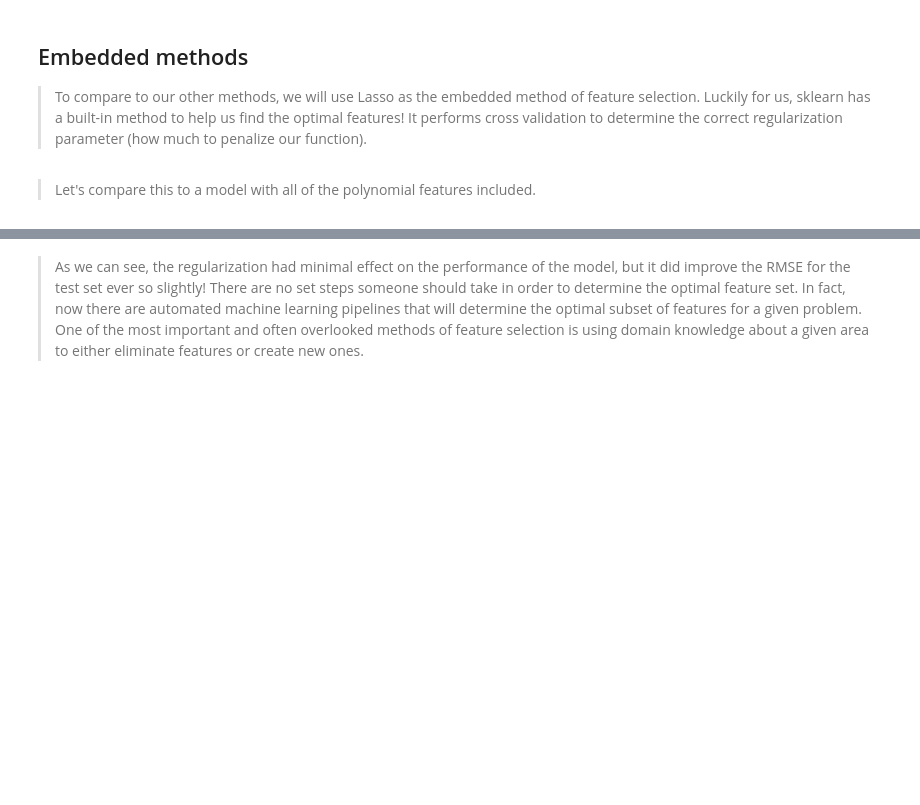
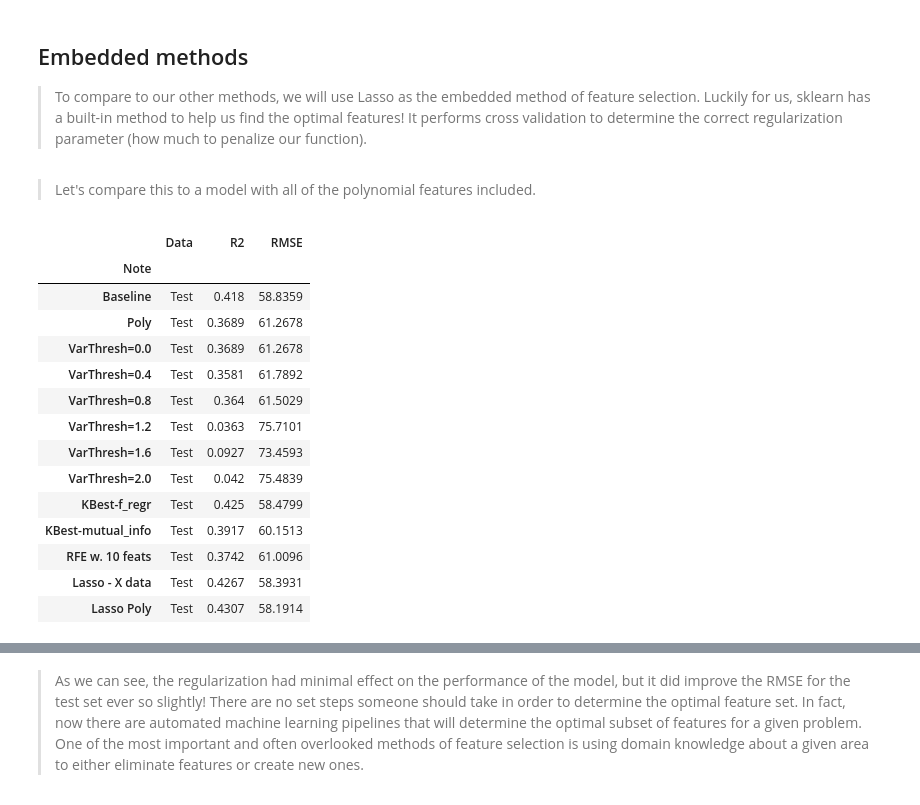
Before and after one commit to jirvingphd/fsds_pt_100719_cohort_notes, a Jupyter notebook: Sect_24_v2.1_Regularization_SG.ipynb, the cells around one changed output, grey strips where cells are left out. Cells and saved outputs as stored; diff of their text form; code cells hidden in the pictures; blank space fills up the shorter version.

```diff
--- a/Sect_24_v2.1_Regularization_SG.ipynb
+++ b/Sect_24_v2.1_Regularization_SG.ipynb
@@ -217,4 +270,7 @@ def make_model():
 # %%
 ## Use a dictionary to store our models
+models_to_make = dict( linear=LinearRegression(),
+                     ridge=Ridge(alpha=0.5),
+                     lasso = Lasso(alpha=0.5))
 # %%
 ## Test our dictionary and function together to make a linear regression.
@@ -384,3 +545,30 @@ def run_model(model,X_train,X_test,y_train,y_test,note=''):
+# %%
+## Make a new version of make_model that also adds a note column to results
+def run_model(model,X_train,X_test,y_train,y_test,note=''):
+    """Takes a sklearn model and train/test data to fit model,
+    get R2 and RMSE for both the training and test data.
+
+    Returns:
+        DataFrame: results as a df
+        model: fit scikit-learn model itself"""
+
+    res= [['Data','R2','RMSE']]
+    model.fit(X_train, y_train)
+    # Generate preditions for training and test sets
+    y_hat_train = model.predict(X_train)
+    y_hat_test = model.predict(X_test)
+
+    r2_train = r2_score(y_train,y_hat_train)
+    r2_test = r2_score(y_test,y_hat_test)
+
+    rmse_train = np.sqrt(mean_squared_error(y_train,y_hat_train))
+    rmse_test = np.sqrt(mean_squared_error(y_test,y_hat_test))
+    res.append(['Train', r2_train, rmse_train] )
+    res.append(['Test', r2_test, rmse_test] )
+
+    res_df = pd.DataFrame(res[1:], columns=res[0]).round(4)
+    res_df['Note'] = note
+    return res_df#, model
 # %%
 from sklearn.model_selection import train_test_split
 from sklearn import metrics
@@ -507,7 +761,7 @@ RESULTS.append(run_model(lm, X_rfe_train, X_rfe_test, y_train, y_test,f'RFE w. {
 from sklearn.linear_model import LassoCV
 lasso = LassoCV(max_iter=100000, cv=5)
 lasso.fit(X_train, y_train)
-RESULTS.append(run_model(lasso,X_train, X_test, y_train, y_test,f'Lasso w. a={lasso.alpha_}'))
+RESULTS.append(run_model(lasso,X_train, X_test, y_train, y_test,f'Lasso - X data'))
 # print('The optimal alpha for the Lasso Regression is: ', lasso.alpha_)
 # %% [markdown]
 > Let's compare this to a model with all of the polynomial features included.
@@ -515,8 +769,28 @@ RESULTS.append(run_model(lasso,X_train, X_test, y_train, y_test,f'Lasso w. a={la
 lasso2 = LassoCV(max_iter=100000, cv=5)
 lasso2.fit(X_poly_train, y_train)
 
-RESULTS.append(run_model(lasso2, X_poly_train, X_poly_test, y_train, y_test,f'Lasso Poly w. a={lasso2.alpha_}'))
+RESULTS.append(run_model(lasso2, X_poly_train, X_poly_test, y_train, y_test,f'Lasso Poly '))
 # print('The optimal alpha for the Lasso Regression is: ', lasso2.alpha_)
+# %%
+res_df = pd.concat(RESULTS)
+test_res = res_df.groupby('Data').get_group('Test')
+test_res.set_index(['Note']).style.highlight_max('R2')#.sort_values('MSE',ascending=True)#.groupby('Data').get_group('Test')
+# %% [output]
+|  | Data | R2 | RMSE |
+| Note |  |  |  |
+| Baseline | Test | 0.418 | 58.8359 |
+| Poly | Test | 0.3689 | 61.2678 |
+| VarThresh=0.0 | Test | 0.3689 | 61.2678 |
+| VarThresh=0.4 | Test | 0.3581 | 61.7892 |
+| VarThresh=0.8 | Test | 0.364 | 61.5029 |
+| VarThresh=1.2 | Test | 0.0363 | 75.7101 |
+| VarThresh=1.6 | Test | 0.0927 | 73.4593 |
+| VarThresh=2.0 | Test | 0.042 | 75.4839 |
+| KBest-f_regr | Test | 0.425 | 58.4799 |
+| KBest-mutual_info | Test | 0.3917 | 60.1513 |
+| RFE w. 10 feats | Test | 0.3742 | 61.0096 |
+| Lasso - X data | Test | 0.4267 | 58.3931 |
+| Lasso Poly | Test | 0.4307 | 58.1914 |
 # %%
 show_results(RESULTS,style_kws=dict(subset=['RMSE'],
                                    cmap = plt.cm.get_cmap('Greens').reversed()))
```
Also changed, not shown: parts of 42 cells of this notebook, 1 other file.
